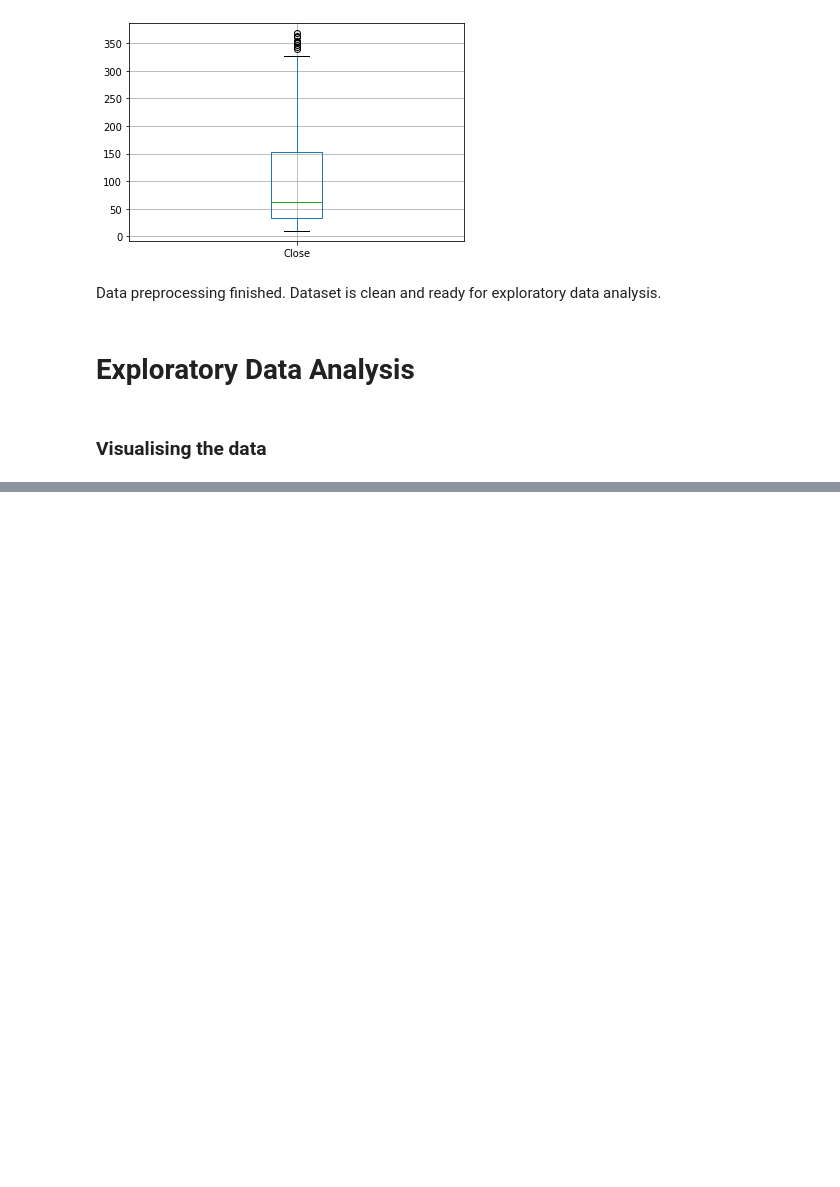
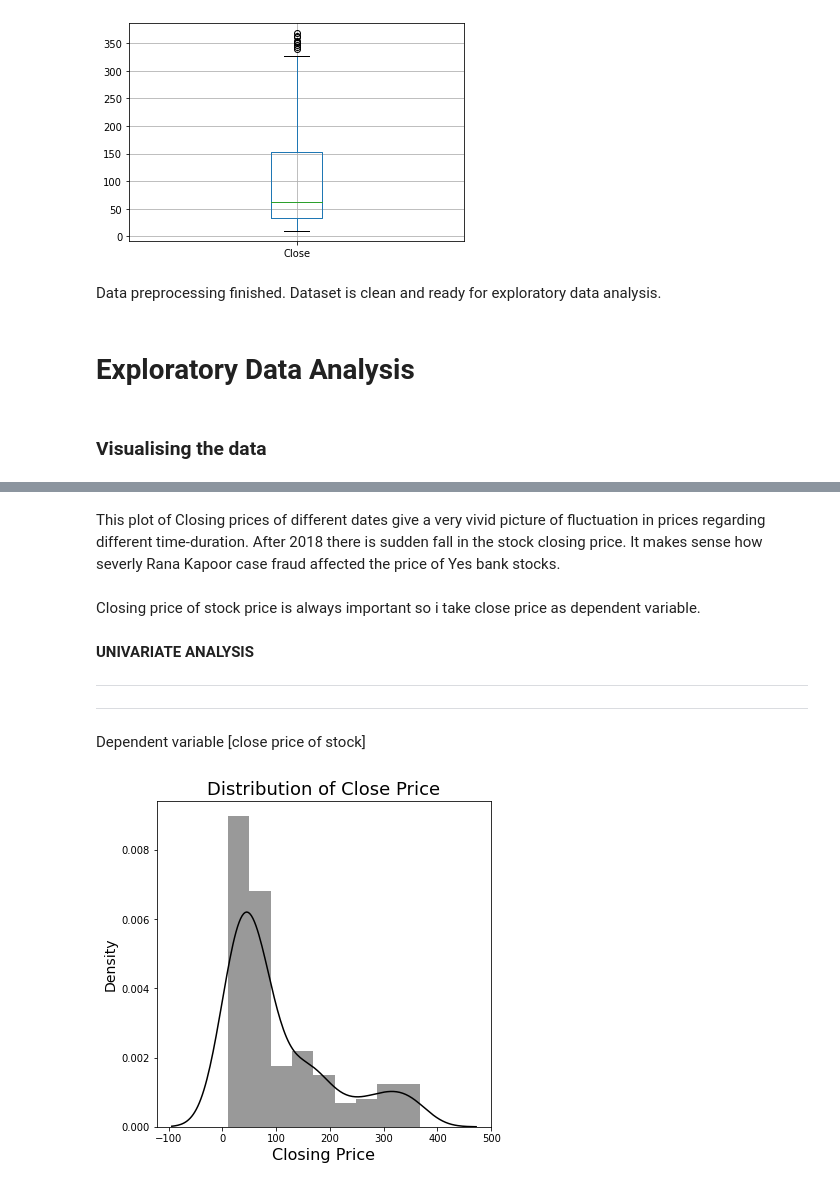
Before and after one commit to ShuklaRajni/Yes_Bank_Stock_Prices_Prediction_analysis, a Jupyter notebook: Yes_Bank_Stock_Closing_Price_Prediction_Capstone_Project_2.ipynb, the cells around one changed output, grey strips where cells are left out. Saved outputs shown, nothing was run; the diff lists cells and outputs as text; code cells hidden in the pictures; blank space fills up the shorter version.

```diff
--- a/Yes_Bank_Stock_Closing_Price_Prediction_Capstone_Project_2.ipynb
+++ b/Yes_Bank_Stock_Closing_Price_Prediction_Capstone_Project_2.ipynb
@@ -219,0 +222,26 @@ plt.show()
+# %% [markdown]
+This plot of Closing prices of different dates give a very vivid picture of fluctuation in prices regarding different time-duration. After 2018 there is sudden fall in the stock closing price. It makes sense how severly Rana Kapoor case fraud affected the price of Yes bank stocks.
+# %% [markdown]
+Closing price of stock price is always important so i take close price as dependent variable.
+# %% [markdown]
+**UNIVARIATE** **ANALYSIS**
+
+
+---
+
+
+
+---
+# %% [markdown]
+Dependent variable [close price of stock]
+# %%
+#Checking the distribution of our dependent variable
+
+plt.figure(figsize = (6,6))
+sns.distplot(df['Close'], color = 'Black')
+plt.title('Distribution of Close Price', fontsize=18)
+plt.xlabel('Closing Price', fontsize= 16)
+plt.ylabel('Density', fontsize=14)
+plt.show()
+# %% [output]
+[figure, added]
```
Also changed, not shown: parts of 12 cells of this notebook.
